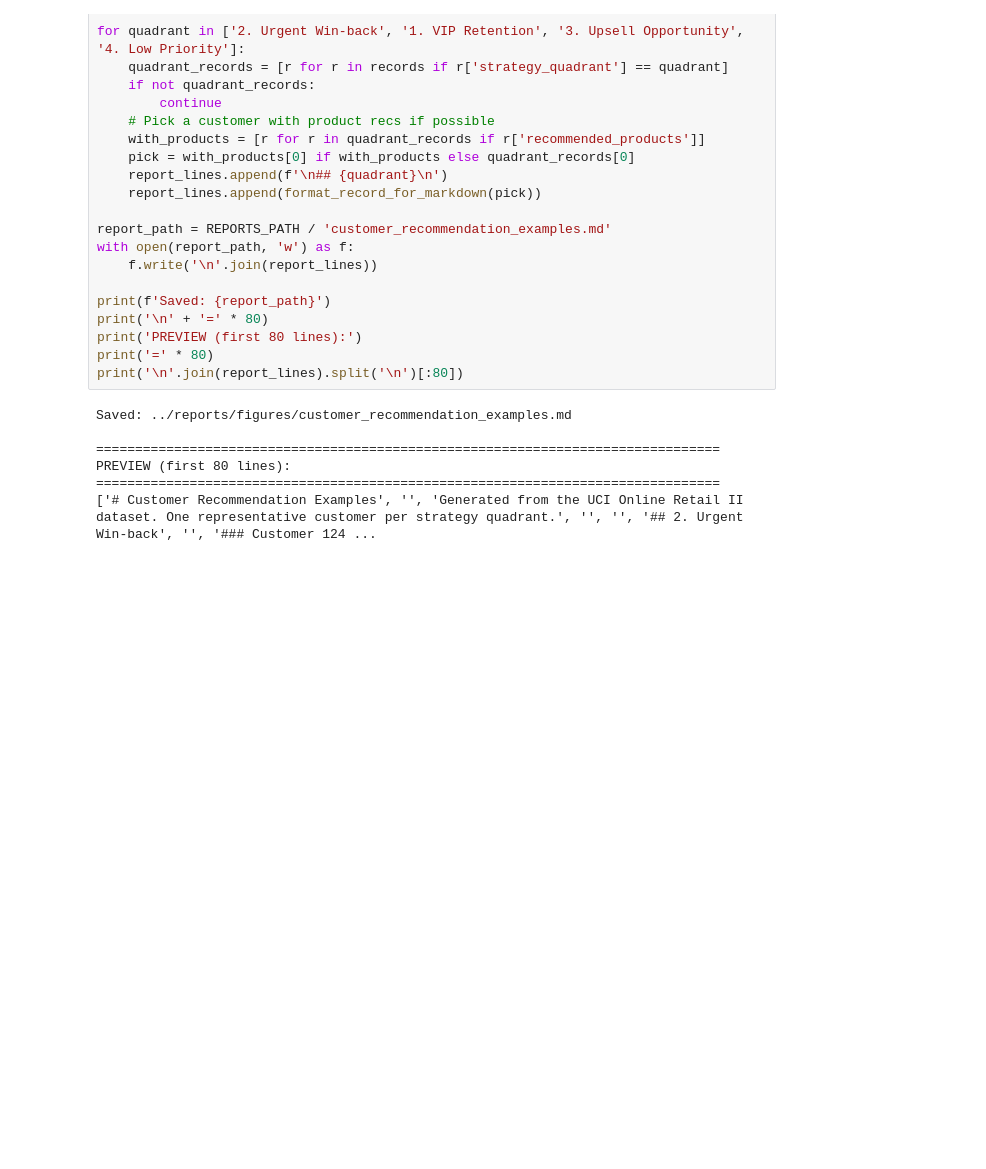
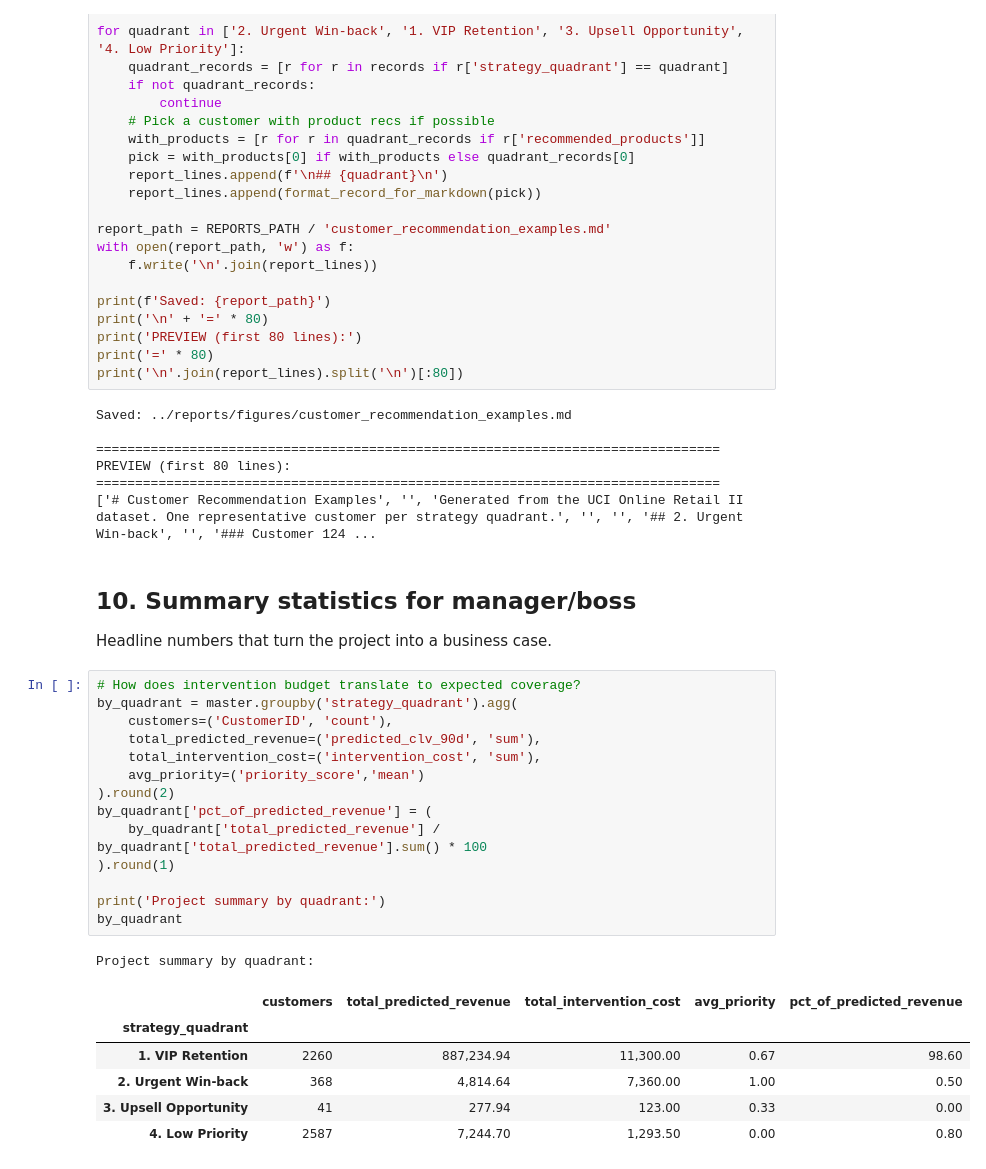
Before and after one commit to JomarHAN/ML-UCI-Online-Retail-II, a Jupyter notebook: notebooks/08_recommendations.ipynb, the cells around one changed output. Drawn from its saved outputs; the diff is of its cells as text; blank space fills up the shorter version.

```diff
--- a/notebooks/08_recommendations.ipynb
+++ b/notebooks/08_recommendations.ipynb
@@ -537,3 +537,28 @@ Saved: ../reports/figures/customer_recommendation_examples.md
 PREVIEW (first 80 lines):
 ================================================================================
 ['# Customer Recommendation Examples', '', 'Generated from the UCI Online Retail II dataset. One representative customer per strategy quadrant.', '', '', '## 2. Urgent Win-back', '', '### Customer 124 ...
+# %% [markdown]
+## 10. Summary statistics for manager/boss
+Headline numbers that turn the project into a business case.
+# %%
+# How does intervention budget translate to expected coverage?
+by_quadrant = master.groupby('strategy_quadrant').agg(
+    customers=('CustomerID', 'count'),
+    total_predicted_revenue=('predicted_clv_90d', 'sum'),
+    total_intervention_cost=('intervention_cost', 'sum'),
+    avg_priority=('priority_score','mean')
+).round(2)
+by_quadrant['pct_of_predicted_revenue'] = (
+    by_quadrant['total_predicted_revenue'] / by_quadrant['total_predicted_revenue'].sum() * 100
+).round(1)
+
+print('Project summary by quadrant:')
+by_quadrant
+# %% [output]
+Project summary by quadrant:
+|  | customers | total_predicted_revenue | total_intervention_cost | avg_priority | pct_of_predicted_revenue |
+| strategy_quadrant |  |  |  |  |  |
+| 1. VIP Retention | 2260 | 887,234.94 | 11,300.00 | 0.67 | 98.60 |
+| 2. Urgent Win-back | 368 | 4,814.64 | 7,360.00 | 1.00 | 0.50 |
+| 3. Upsell Opportunity | 41 | 277.94 | 123.00 | 0.33 | 0.00 |
+| 4. Low Priority | 2587 | 7,244.70 | 1,293.50 | 0.00 | 0.80 |
```
Also changed, not shown: parts of 2 cells of this notebook.
